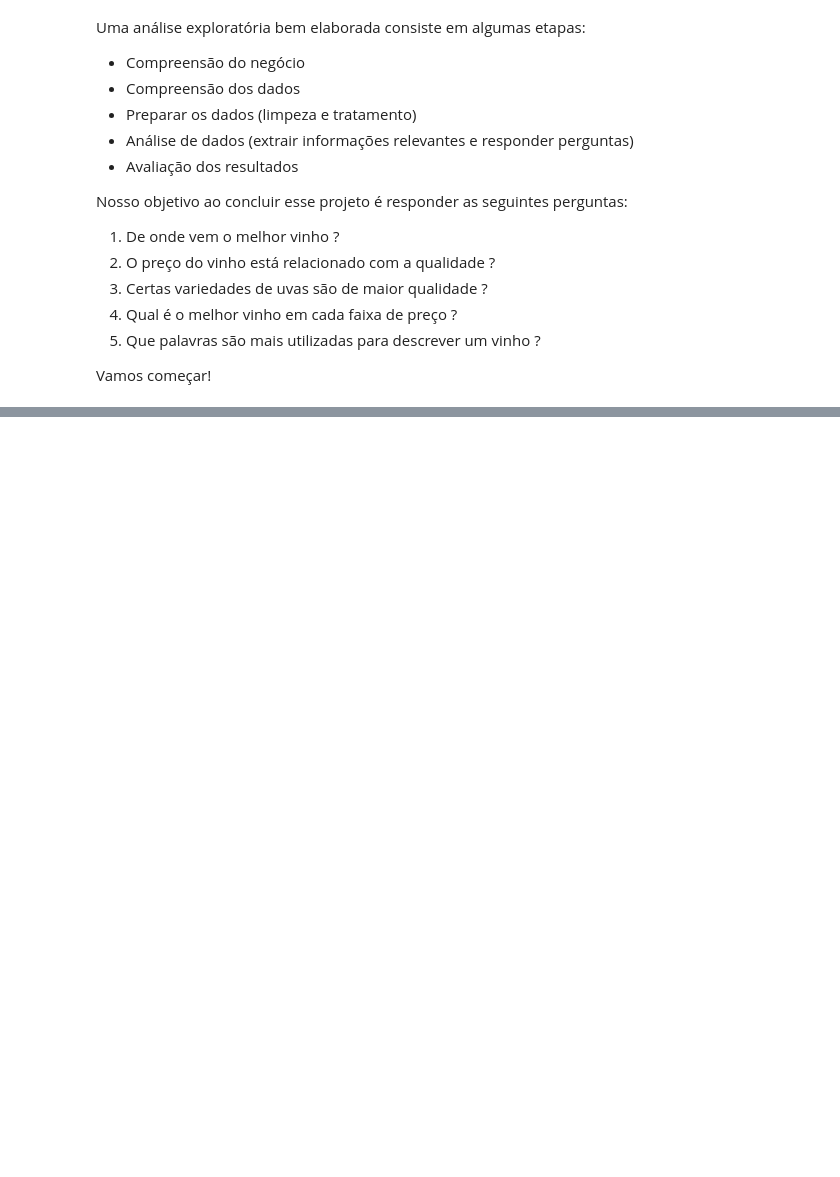
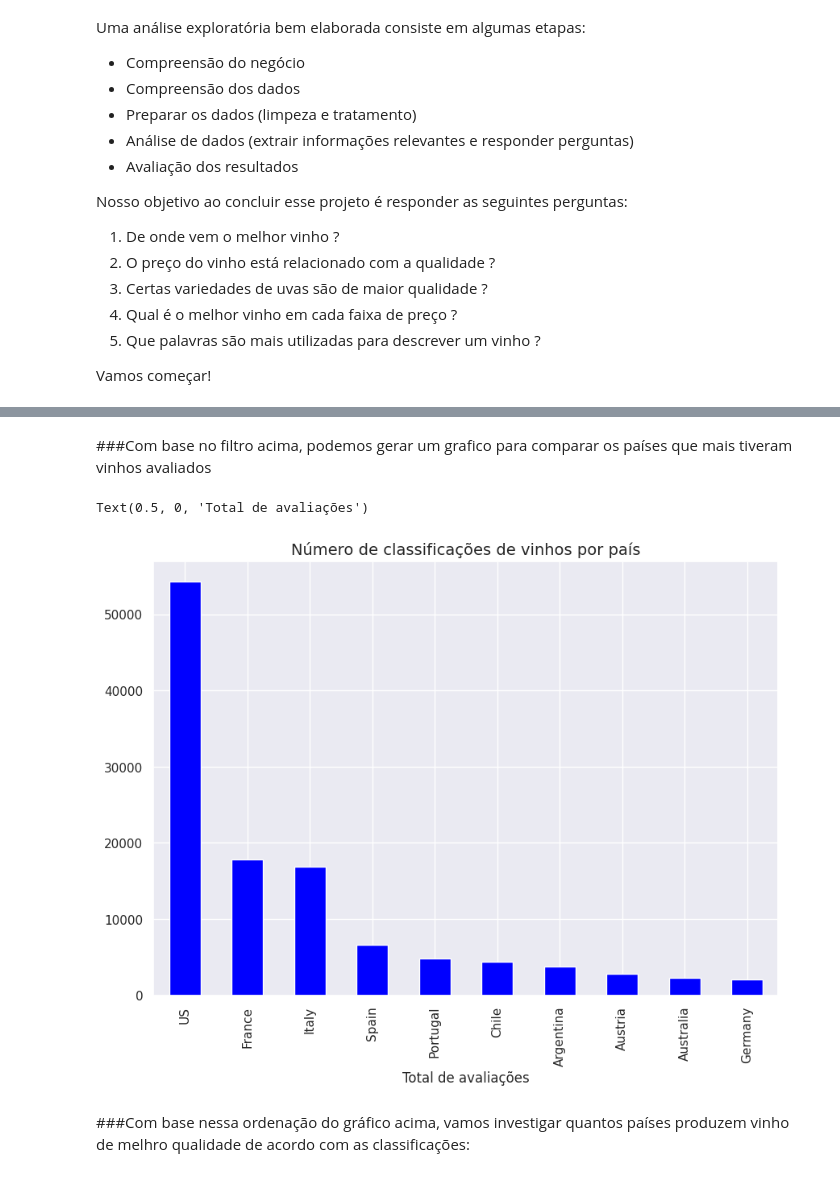
Before and after one commit to SaraSilvaa/Aula-Mineira-o-de-Dados, a Jupyter notebook: Sara_Martins_da_Silva.ipynb, the cells around one changed output, grey strips where cells are left out. Cells and saved outputs as stored; diff of their text form; code cells hidden in the pictures; blank space fills up the shorter version.

```diff
--- a/Sara_Martins_da_Silva.ipynb
+++ b/Sara_Martins_da_Silva.ipynb
@@ -31,0 +275,3 @@ Vamos começar!
+# %%
+top10_country= df_dataset_cópia["country"].value_counts() [:10]
+top10_country
@@ -31,0 +292,13 @@ Vamos começar!
+# %% [markdown]
+###Com base no filtro acima, podemos gerar um grafico para comparar os países que mais tiveram vinhos avaliados
+# %%
+plt.figure(figsize=(10,7))
+top10_country.plot(kind='bar', color='blue')
+plt.title('Número de classificações de vinhos por país', fontsize=14)
+plt.xlabel('País')
+plt.xlabel('Total de avaliações')
+# %% [output]
+Text(0.5, 0, 'Total de avaliações')
+[figure, added]
+# %% [markdown]
+###Com base nessa ordenação do gráfico acima, vamos investigar quantos países produzem vinho de melhro qualidade de acordo com as classificações:
```
Also changed, not shown: parts of 63 cells of this notebook.
